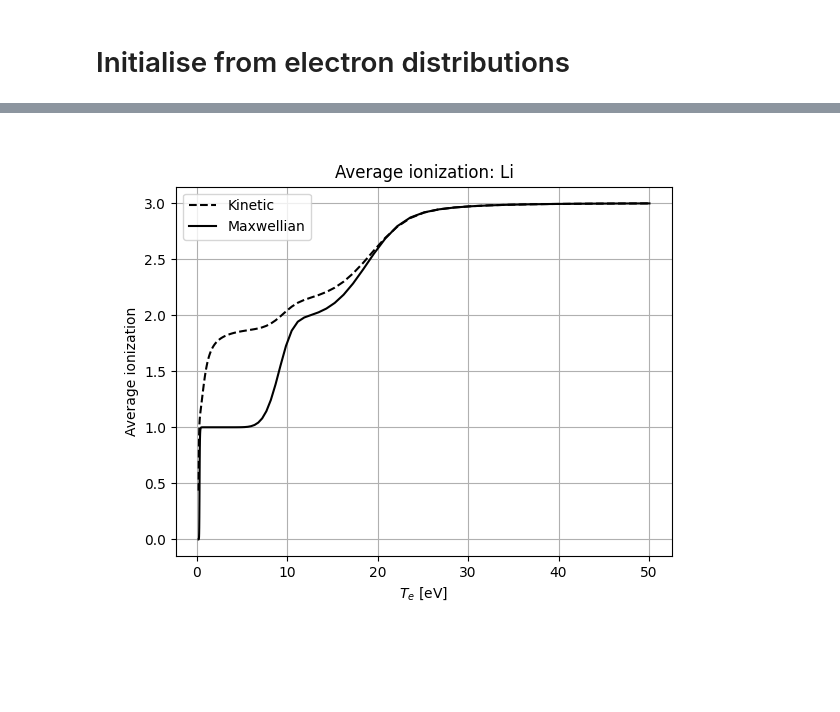
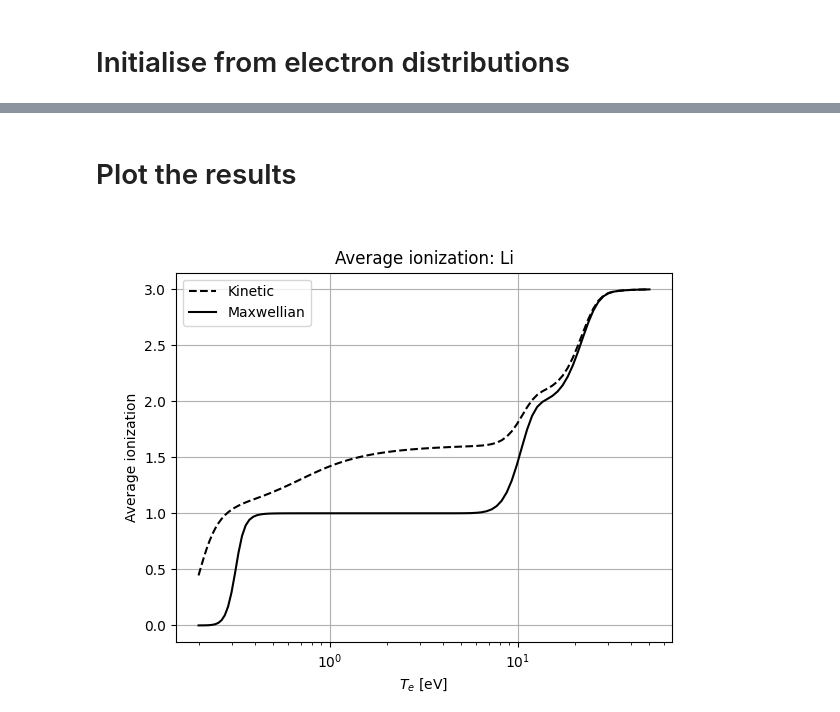
Before and after one commit to Plasdom/SIKE, a Jupyter notebook: demo/demo.ipynb, the cells around one changed output, grey strips where cells are left out. Cells and saved outputs as stored; diff of their text form; code cells hidden in the pictures; blank space fills up the shorter version.

```diff
--- a/demo/demo.ipynb
+++ b/demo/demo.ipynb
@@ -80,6 +80,8 @@ Conservation check on rank 0: 5.89e-04
+# %% [markdown]
+# Plot the results
 # %%
 from SIKE_plotting import *
-
-plot_Zavg(r,'Li',log=True)
-# %% [output]
-[figure, removed]
+# %%
+plot_Zavg(r,'Li',logx=True)
+# %% [output]
+[figure, added]
```
Also changed, not shown: parts of 4 cells of this notebook, 3 other files.
